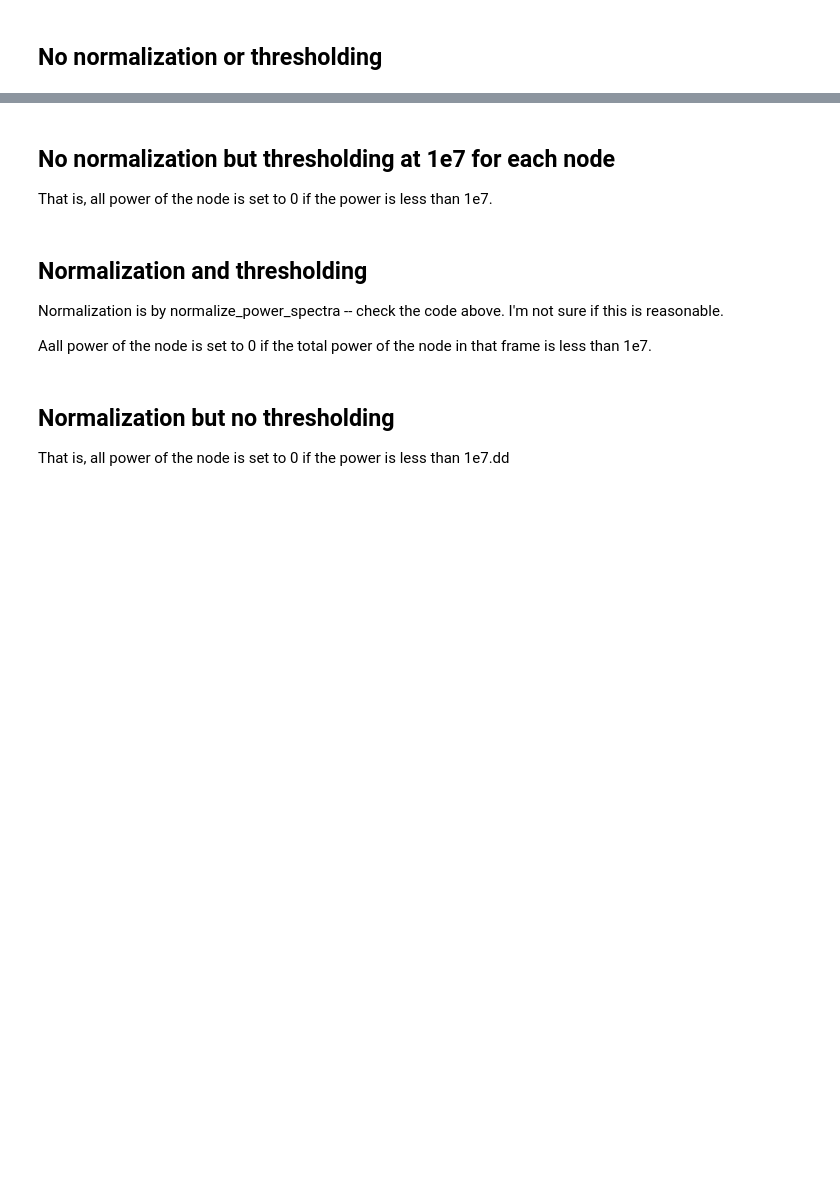
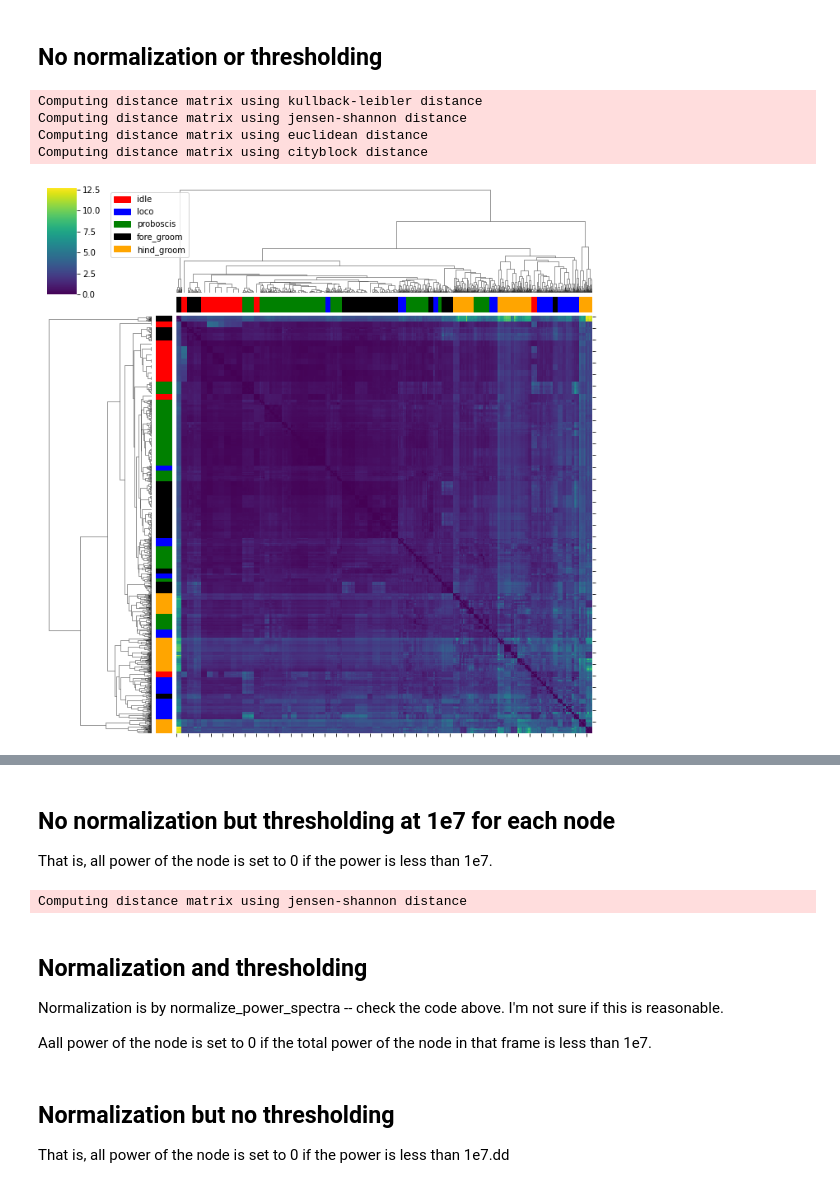
Before and after one commit to shaliulab/long-timescale-analysis, a Jupyter notebook: analysis/notebooks/20230511_wavelet_thresholding.ipynb, the cells around one changed output, grey strips where cells are left out. Cells and saved outputs as stored; diff of their text form; code cells hidden in the pictures; blank space fills up the shorter version.

```diff
--- a/analysis/notebooks/20230511_wavelet_thresholding.ipynb
+++ b/analysis/notebooks/20230511_wavelet_thresholding.ipynb
@@ -115,45 +121,43 @@ from scipy.stats import entropy
 from sklearn.metrics import pairwise_distances
 import matplotlib.pyplot as plt
 
+def normalize_power_spectra(power_spectra):
+    power_spectra_copy = power_spectra.copy()  # Make a copy of the data
+    power_spectra_reshaped = power_spectra_copy.reshape(-1, 24, 25)
+    node_max = power_spectra_reshaped.max(axis=-1)
 
-def normalize_power_spectra(power_spectra):
-    power_spectra_reshaped = power_spectra.reshape(-1, 24, 25)
-    node_means = power_spectra_reshaped.mean(axis=-1)
-    node_stds = power_spectra_reshaped.std(axis=-1)
+    non_zero_max_mask = node_max != 0
 
-    # Create a mask for nodes with non-zero standard deviation to avoid division by zero
-    non_zero_std_mask = node_stds != 0
+    for i in range(power_spectra_reshaped.shape[0]):
+        power_spectra_reshaped[i, non_zero_max_mask[i]] = power_spectra_reshaped[i, non_zero_max_mask[i]] / node_max[i, non_zero_max_mask[i]][:, None]
 
-    # Z-score normalize each node
-    for i in range(power_spectra_reshaped.shape[0]):
-        power_spectra_reshaped[i, non_zero_std_mask[i]] = (power_spectra_reshaped[i, non_zero_std_mask[i]] - node_means[i, non_zero_std_mask[i]][:, None]) / node_stds[i, non_zero_std_mask[i]][:, None]
-
-    # Reshape back to original shape
-    power_spectra = power_spectra_reshaped.reshape(-1, 600)
-    return power_spectra, node_means, node_stds
+    power_spectra_copy = power_spectra_reshaped.reshape(-1, 600)
+    return power_spectra_copy, node_max
 
 def threshold_power_spectra(power_spectra, threshold):
-    # Create a boolean mask for nodes with total power less than threshold
-    power_spectra_reshaped = power_spectra.reshape(-1, 24, 25)
+    power_spectra_copy = power_spectra.copy()  # Make a copy of the data
+    power_spectra_reshaped = power_spectra_copy.reshape(-1, 24, 25)
     node_sums = power_spectra_reshaped.sum(axis=-1)
     mask = node_sums < threshold
 
-    # Use broadcasting to apply the mask across the last dimension (the 25 elements in each node)
     for i in range(power_spectra_reshaped.shape[0]):
         power_spectra_reshaped[i][mask[i]] = 0
 
-    power_spectra = power_spectra_reshaped.reshape(-1, 600)
-    return power_spectra
+    power_spectra_copy = power_spectra_reshaped.reshape(-1, 600)
+    return power_spectra_copy
+
 
 
 def compute_distance_matrix(power_spectra, dist_method):
     epsilon = 1e-8  # Small epsilon value
 
     if dist_method in ['euclidean', 'cityblock']:
-        dist_matrix = pd.DataFrame(squareform(pdist(power_spectra, metric=dist_method)), columns=behavior_labels, index=behavior_labels)
+        dist_matrix = squareform(pdist(power_spectra, metric=dist_method))
     elif dist_method in ['kullback-leibler', 'jensen-shannon']:
         # Convert data to probability distributions before calculating divergences
-        power_spectra_prob = power_spectra / (np.sum(power_spectra, axis=1, keepdims=True) + epsilon)
+        power_spectra_copy = power_spectra.copy()
+        power_spectra_copy += epsilon
+        power_spectra_prob = power_spectra_copy / np.sum(power_spectra_copy, axis=1, keepdims=True)
 
         if dist_method == 'kullback-leibler':
             dist_matrix = pairwise_distances(power_spectra_prob, metric=entropy)
@@ -190,7 +194,14 @@ def plot_clustermap(dist_matrix, behavior_labels, output_filename):
 # %%
 
 input = np.abs(all_wavelets)**2
-for dist_metric in ["jensen-shannon","kullback-leibler", "euclidean", "cityblock"]:
+behavior_labels = behavior_labels
+for dist_metric in ["kullback-leibler","jensen-shannon", "euclidean", "cityblock"]:
     logger.info(f"Computing distance matrix using {dist_metric} distance")
     distance_matrix = compute_distance_matrix(input, dist_metric)
     plot_clustermap(distance_matrix, behavior_labels, f'figures/power_clustermap_tieredls_nonormalization_nothreshold_{dist_metric}.jpg')
+# %% [output]
+Computing distance matrix using kullback-leibler distance
+Computing distance matrix using jensen-shannon distance
+Computing distance matrix using euclidean distance
+Computing distance matrix using cityblock distance
+[figure, added]
@@ -201,10 +215,12 @@ That is, all power of the node is set to 0 if the power is less than 1e7.
 # %%
 input = np.abs(all_wavelets)**2
 for dist_metric in ["jensen-shannon","kullback-leibler", "euclidean", "cityblock"]:
-    thresholded_input = threshold_power_spectra(input, 1e7)
+    thresholded_input = threshold_power_spectra(input.copy(), 1e7)
     logger.info(f"Computing distance matrix using {dist_metric} distance")
     distance_matrix = compute_distance_matrix(thresholded_input, dist_metric)
     plot_clustermap(distance_matrix, behavior_labels, f'figures/power_clustermap_tieredls_nonormalization_threshold1e7_{dist_metric}.jpg')
+# %% [output]
+Computing distance matrix using jensen-shannon distance
 # %% [markdown]
 ## Normalization and thresholding
 
```
Also changed, not shown: parts of 6 cells of this notebook, 17 other files.
